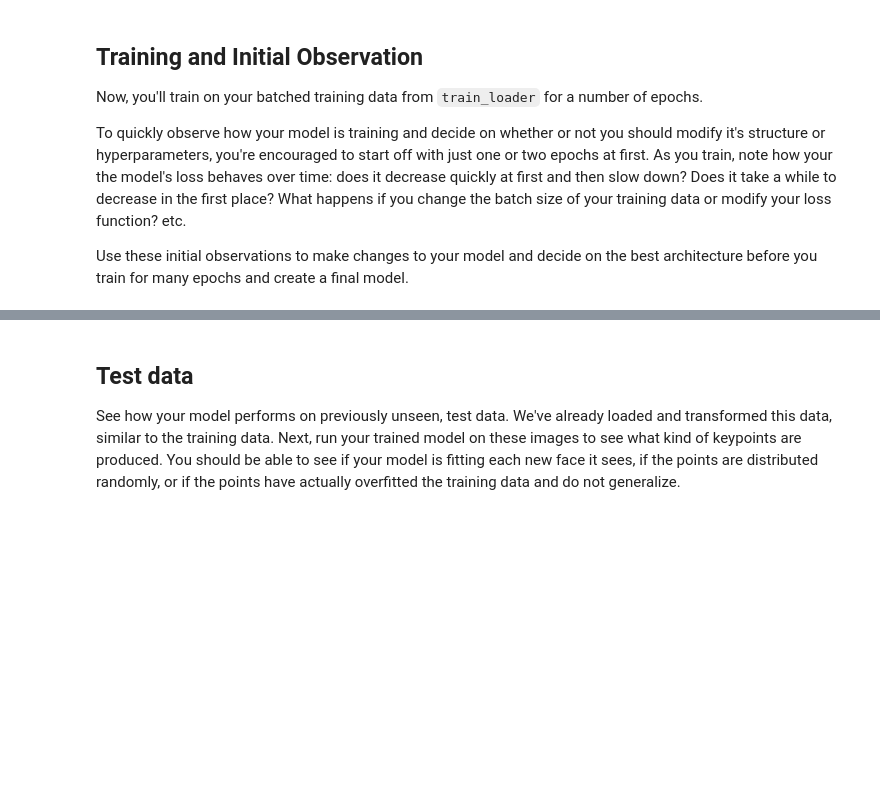
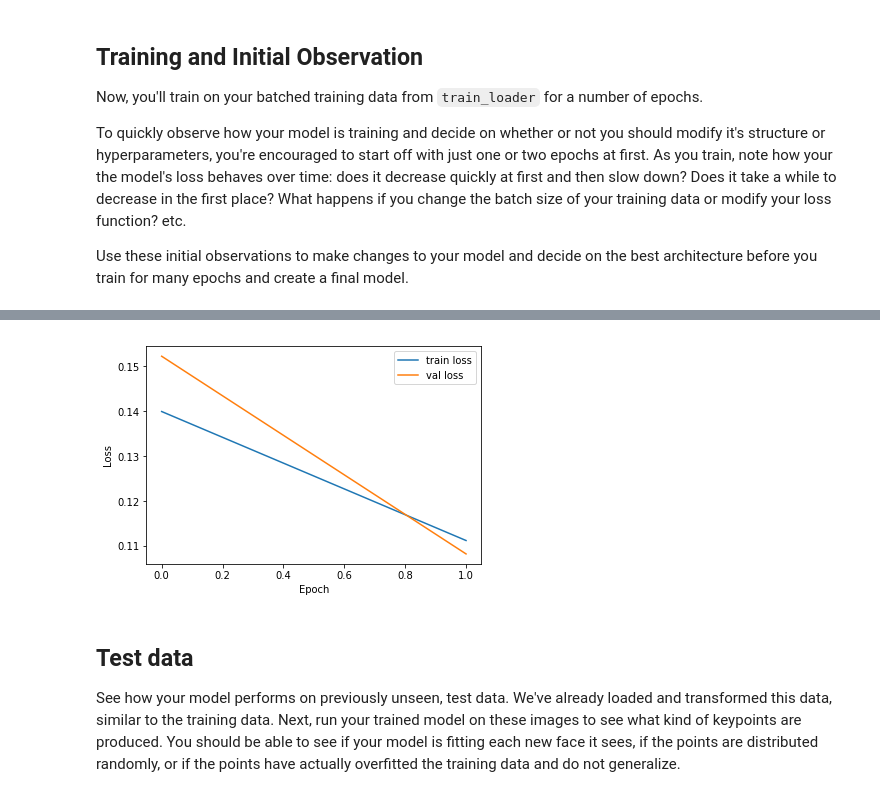
Before and after one commit to xfqbuaa/P1_Facial_Keypoints, a Jupyter notebook: 2. Define the Network Architecture.ipynb, the cells around one changed output, grey strips where cells are left out. Drawn from its saved outputs; the diff is of its cells as text; code cells hidden in the pictures; blank space fills up the shorter version.

```diff
--- a/2. Define the Network Architecture.ipynb
+++ b/2. Define the Network Architecture.ipynb
@@ -348,6 +348,7 @@ To quickly observe how your model is training and decide on whether or not you s
 
 Use these initial observations to make changes to your model and decide on the best architecture before you train for many epochs and create a final model.
 # %%
+from torch.autograd import Variable
 def train_net(n_epochs):
 
     # prepare the net for training
@@ -423,7 +424,7 @@ def train_net(n_epochs):
             loss = criterion(output_pts, key_pts)
 
             # record loss
-            total_val_loss += loss.data[0]
+            total_val_loss += loss.item()
         avg_val_loss = total_val_loss / len(val_loader)
         val_losses.append(avg_val_loss)
 
@@ -451,11 +474,13 @@ Epoch: 1, Batch: 120, Avg. Loss: 0.0016143499091267586
 # %%
 # Visualize the training and validation losses of the neural network
 plt.plot(train_losses)
-#plt.plot(val_losses)
+plt.plot(val_losses)
 plt.xlabel('Epoch')
 plt.ylabel('Loss')
-plt.legend(['train loss'])
+plt.legend(['train loss', 'val loss'])
 plt.show()
+# %% [output]
+[figure, added]
 # %% [markdown]
 ## Test data
 
```
Also changed, not shown: parts of 1 cell of this notebook.
